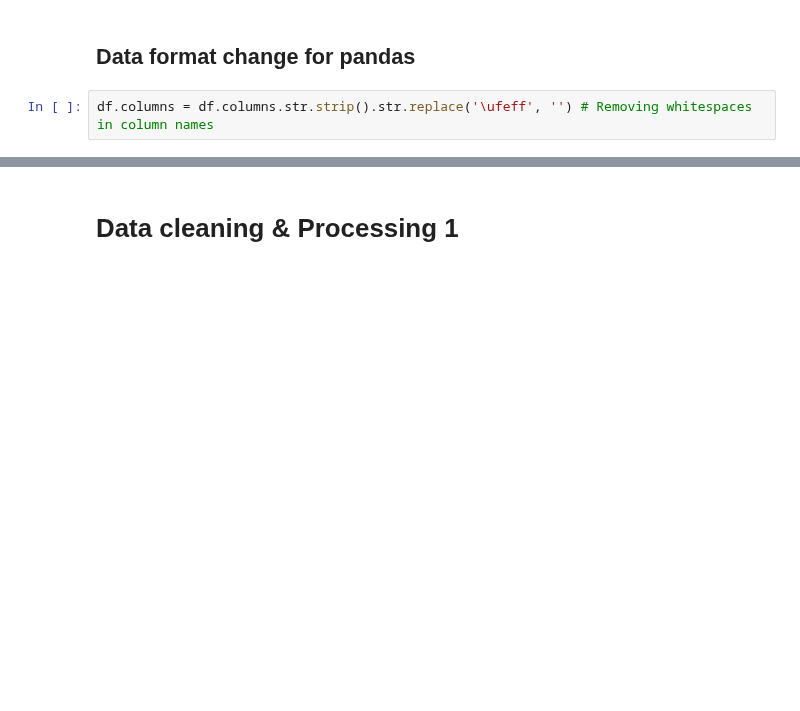
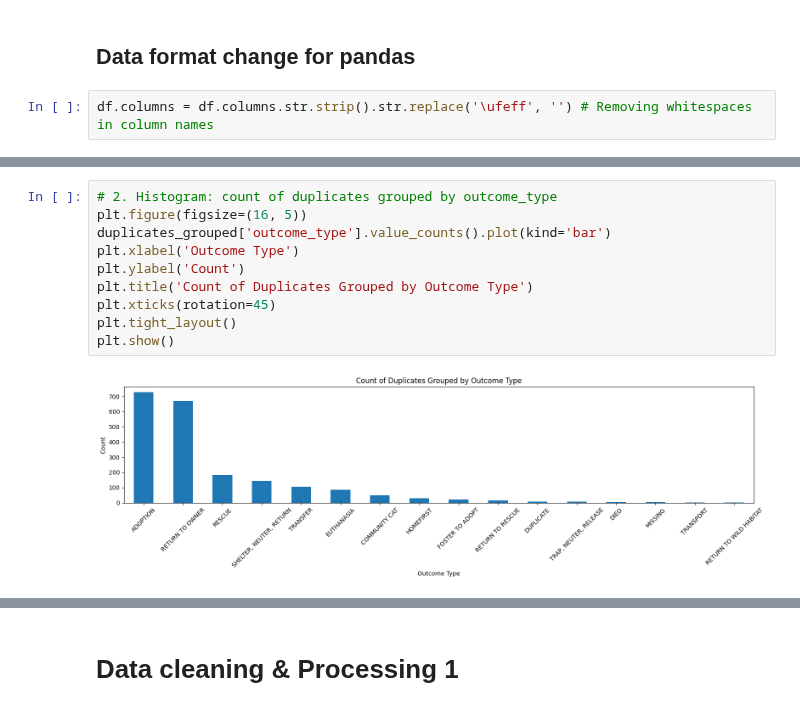
Before and after one commit to atharvavyas1/Lee-paw-faith, a Jupyter notebook: Notebooks/Long Beach EDA.ipynb, the cells around one changed output, grey strips where cells are left out. Cells and saved outputs as stored; diff of their text form; blank space fills up the shorter version.

```diff
--- a/Notebooks/Long Beach EDA.ipynb
+++ b/Notebooks/Long Beach EDA.ipynb
@@ -235,0 +282,12 @@ df.columns = df.columns.str.strip().str.replace('\ufeff', '') # Removing whitesp
+# %%
+# 2. Histogram: count of duplicates grouped by outcome_type
+plt.figure(figsize=(16, 5))
+duplicates_grouped['outcome_type'].value_counts().plot(kind='bar')
+plt.xlabel('Outcome Type')
+plt.ylabel('Count')
+plt.title('Count of Duplicates Grouped by Outcome Type')
+plt.xticks(rotation=45)
+plt.tight_layout()
+plt.show()
+# %% [output]
+[figure, added]
```
Also changed, not shown: parts of 23 cells of this notebook.
